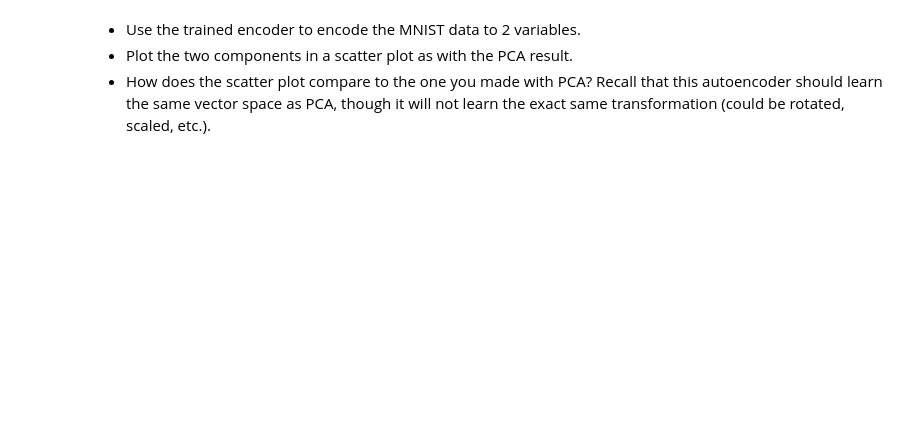
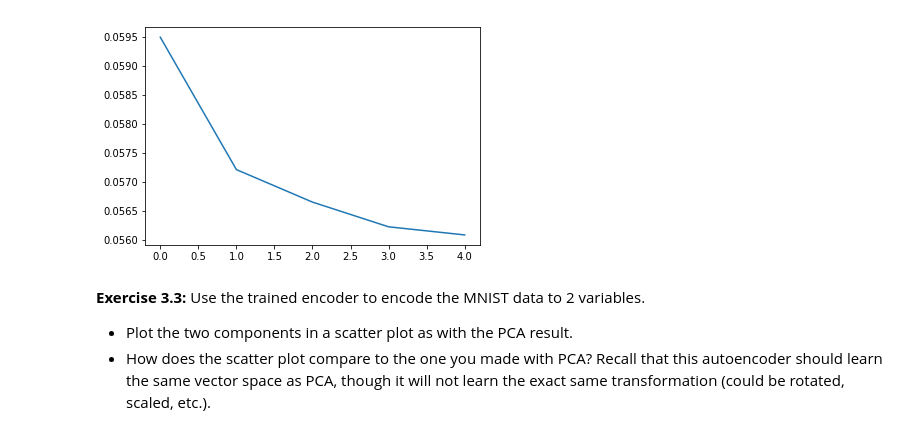
Before and after one commit to jbscoggi/teaching, a Jupyter notebook: Polytechnique/CSE204/Lab10_answers.ipynb, the cells around one changed output. Cells and saved outputs as stored; diff of their text form; code cells hidden in the pictures; blank space fills up the shorter version.

```diff
--- a/Polytechnique/CSE204/Lab10_answers.ipynb
+++ b/Polytechnique/CSE204/Lab10_answers.ipynb
@@ -190,0 +216,6 @@ plt.show()
+# %%
+linear_ae, linear_encoder = linear_autoencoder(784, 2)
+history = linear_ae.fit(data, data, epochs=5)
+plt.plot(history.history['loss'])
+plt.show()
+# %% [output]
@@ -191,5 +232,6 @@ plt.show()
+[figure, added]
 # %% [markdown]
-- Use the trained encoder to encode the MNIST data to 2 variables.
+**Exercise 3.3:** Use the trained encoder to encode the MNIST data to 2 variables.
 - Plot the two components in a scatter plot as with the PCA result.
 - How does the scatter plot compare to the one you made with PCA?  Recall that this autoencoder should learn the same vector space as PCA, though it will not learn the exact same transformation (could be rotated, scaled, etc.).
 # %%
```
Also changed, not shown: parts of 27 cells of this notebook.
